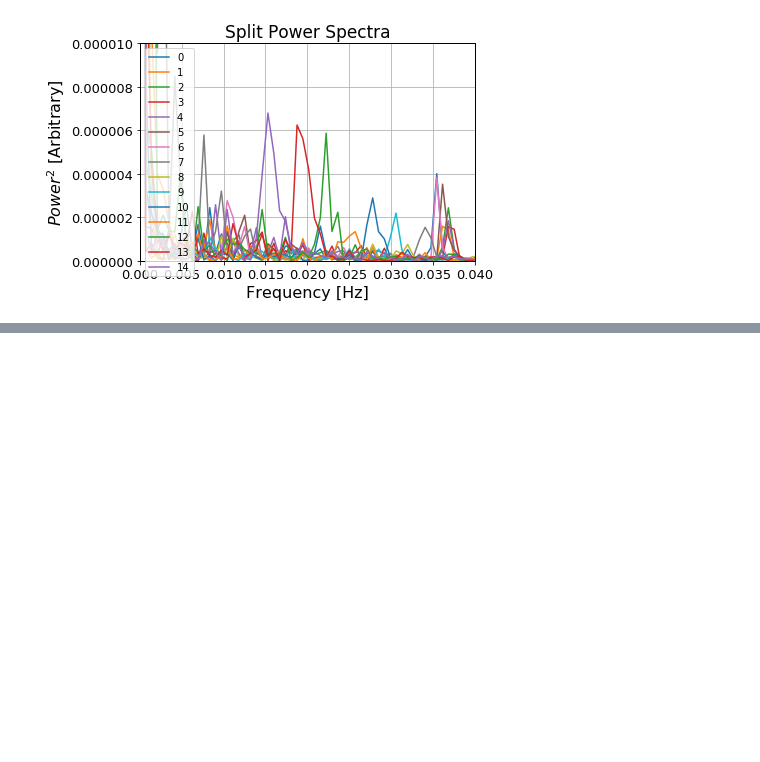
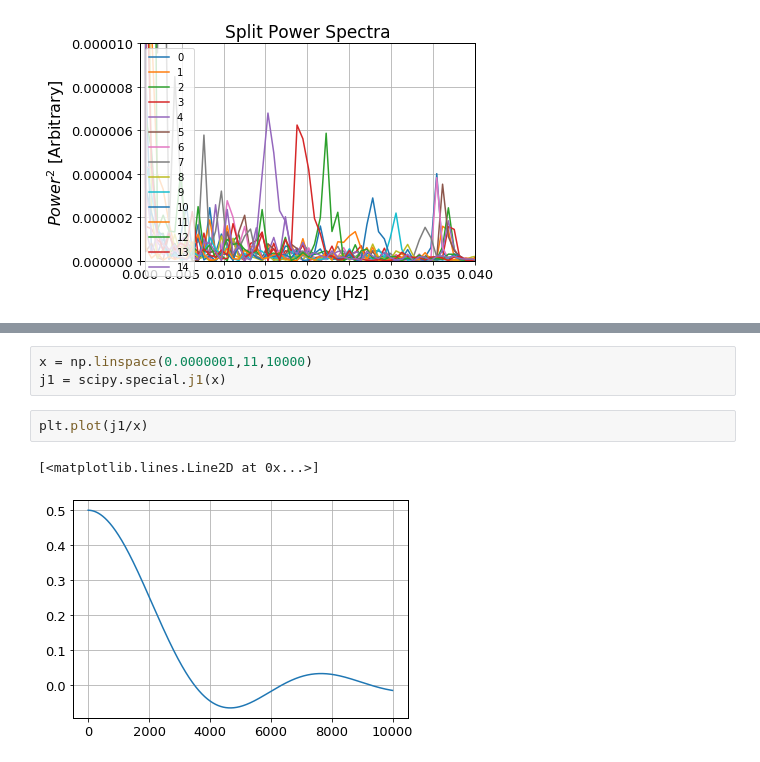
Before and after one commit to James11222/radiolab_repo, a Jupyter notebook: lab3/Emily/lab3.ipynb, the cells around one changed output, grey strips where cells are left out. Drawn from its saved outputs; the diff is of its cells as text; blank space fills up the shorter version.

```diff
--- a/lab3/Emily/lab3.ipynb
+++ b/lab3/Emily/lab3.ipynb
@@ -153,0 +170,8 @@ Text(0.5, 1.0, 'Split Power Spectra')
+# %%
+x = np.linspace(0.0000001,11,10000)
+j1 = scipy.special.j1(x)
+# %%
+plt.plot(j1/x)
+# %% [output]
+[<matplotlib.lines.Line2D at 0x...>]
+[figure, added]
```
Also changed, not shown: parts of 14 cells of this notebook, 1 other file.
